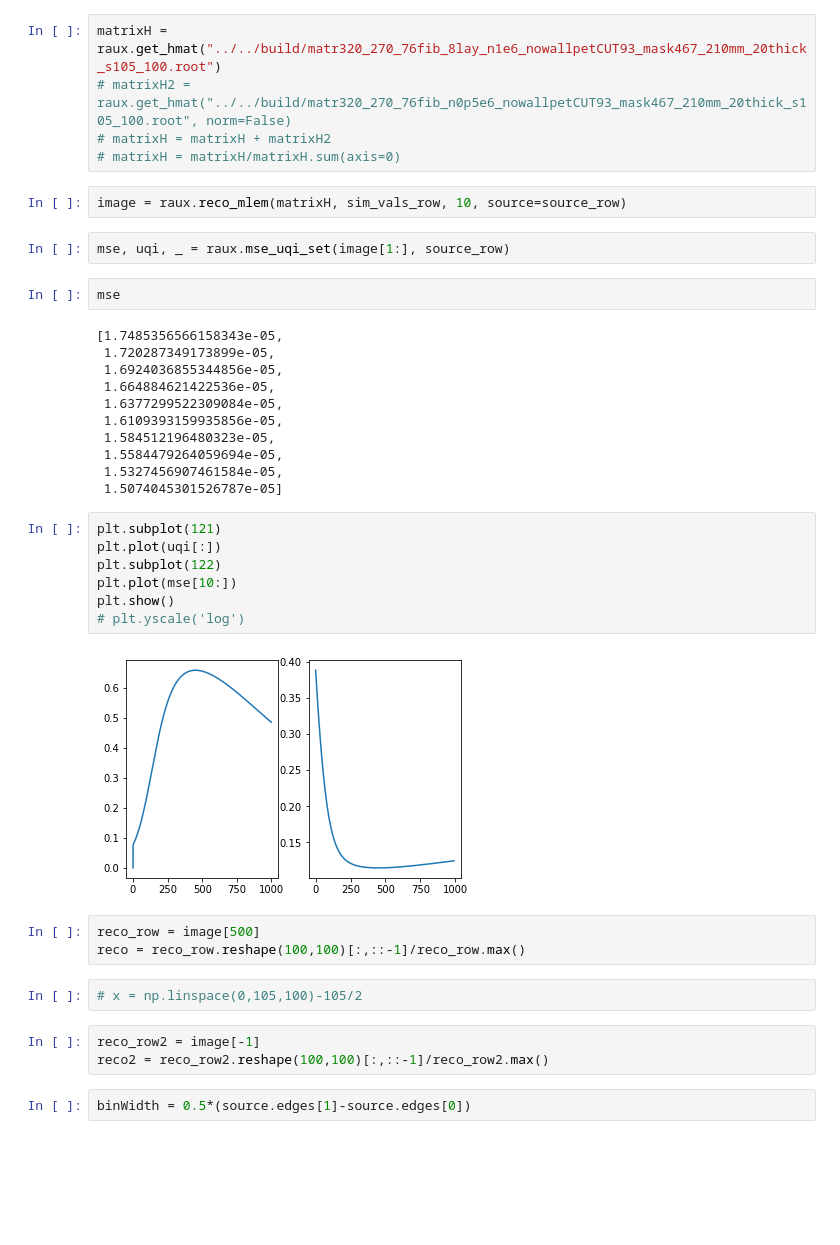
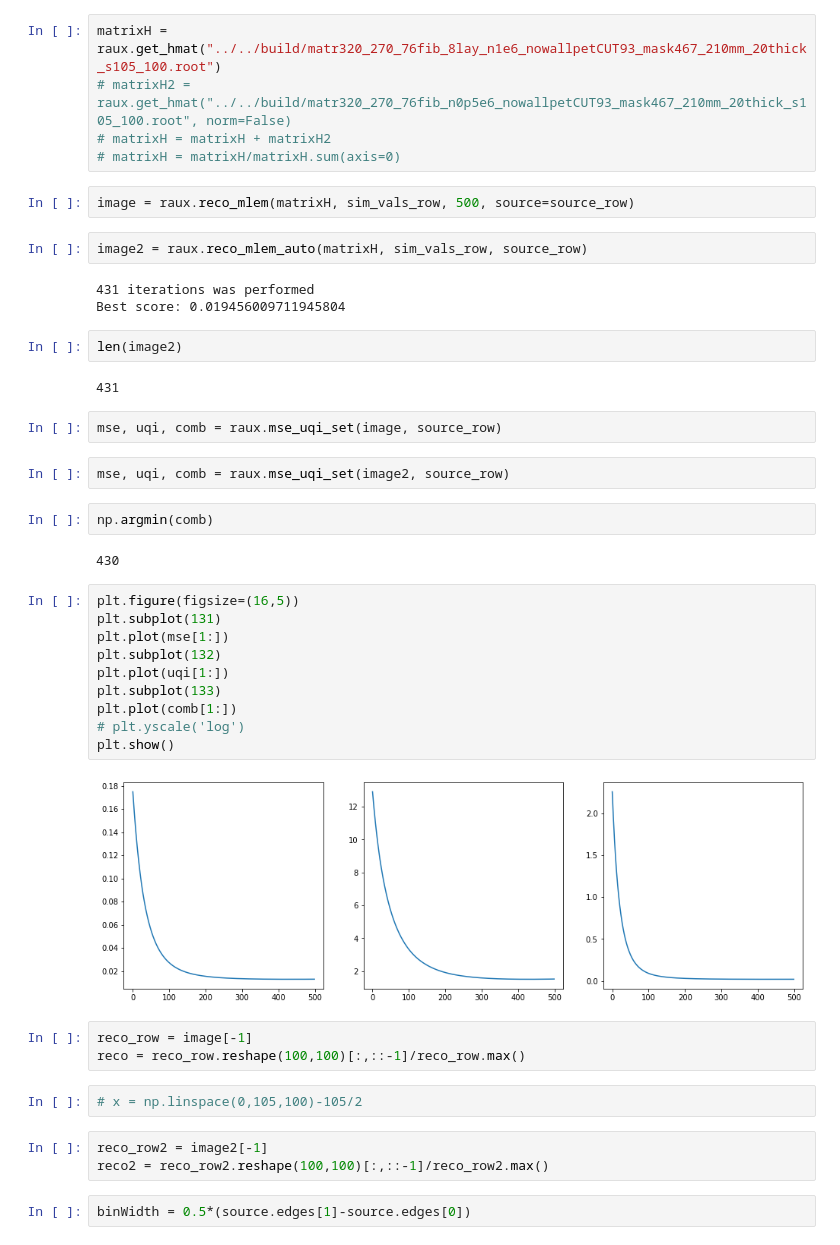
Before and after one commit to SiFi-CC/G4Simulation, a Jupyter notebook: scripts/reco.ipynb, the cells around one changed output. Drawn from its saved outputs; the diff is of its cells as text; blank space fills up the shorter version.

```diff
--- a/scripts/reco.ipynb
+++ b/scripts/reco.ipynb
@@ -17,38 +17,43 @@ matrixH =  raux.get_hmat("../../build/matr320_270_76fib_8lay_n1e6_nowallpetCUT93
 # matrixH = matrixH + matrixH2
 # matrixH = matrixH/matrixH.sum(axis=0)
 # %%
-image = raux.reco_mlem(matrixH, sim_vals_row, 10, source=source_row)
+image = raux.reco_mlem(matrixH, sim_vals_row, 500, source=source_row)
+# %%
+image2 = raux.reco_mlem_auto(matrixH, sim_vals_row, source_row)
+# %% [output]
+431 iterations was performed
+Best score: 0.019456009711945804
+# %%
+len(image2)
+# %% [output]
+431
 # %%
-mse, uqi, _ = raux.mse_uqi_set(image[1:], source_row)
+mse, uqi, comb = raux.mse_uqi_set(image, source_row)
-# %%
-mse
-# %% [output]
-[1.7485356566158343e-05,
- 1.720287349173899e-05,
- 1.6924036855344856e-05,
- 1.664884621422536e-05,
- 1.6377299522309084e-05,
- 1.6109393159935856e-05,
- 1.584512196480323e-05,
- 1.5584479264059694e-05,
- 1.5327456907461584e-05,
- 1.5074045301526787e-05]
+# %%
+mse, uqi, comb = raux.mse_uqi_set(image2, source_row)
+# %%
+np.argmin(comb)
+# %% [output]
+430
 # %%
-plt.subplot(121)
-plt.plot(uqi[:])
-plt.subplot(122)
-plt.plot(mse[10:])
+plt.figure(figsize=(16,5))
+plt.subplot(131)
+plt.plot(mse[1:])
+plt.subplot(132)
+plt.plot(uqi[1:])
+plt.subplot(133)
+plt.plot(comb[1:])
+# plt.yscale('log')
 plt.show()
-# plt.yscale('log')
 # %% [output]
-[figure, old version]
+[figure, new version]
 # %%
-reco_row = image[500]
+reco_row = image[-1]
 reco = reco_row.reshape(100,100)[:,::-1]/reco_row.max()
 # %%
 # x = np.linspace(0,105,100)-105/2
 # %%
-reco_row2 = image[-1]
+reco_row2 = image2[-1]
 reco2 = reco_row2.reshape(100,100)[:,::-1]/reco_row2.max()
 # %%
 binWidth = 0.5*(source.edges[1]-source.edges[0])
```
Also changed, not shown: parts of 4 cells of this notebook, 1 other file.
